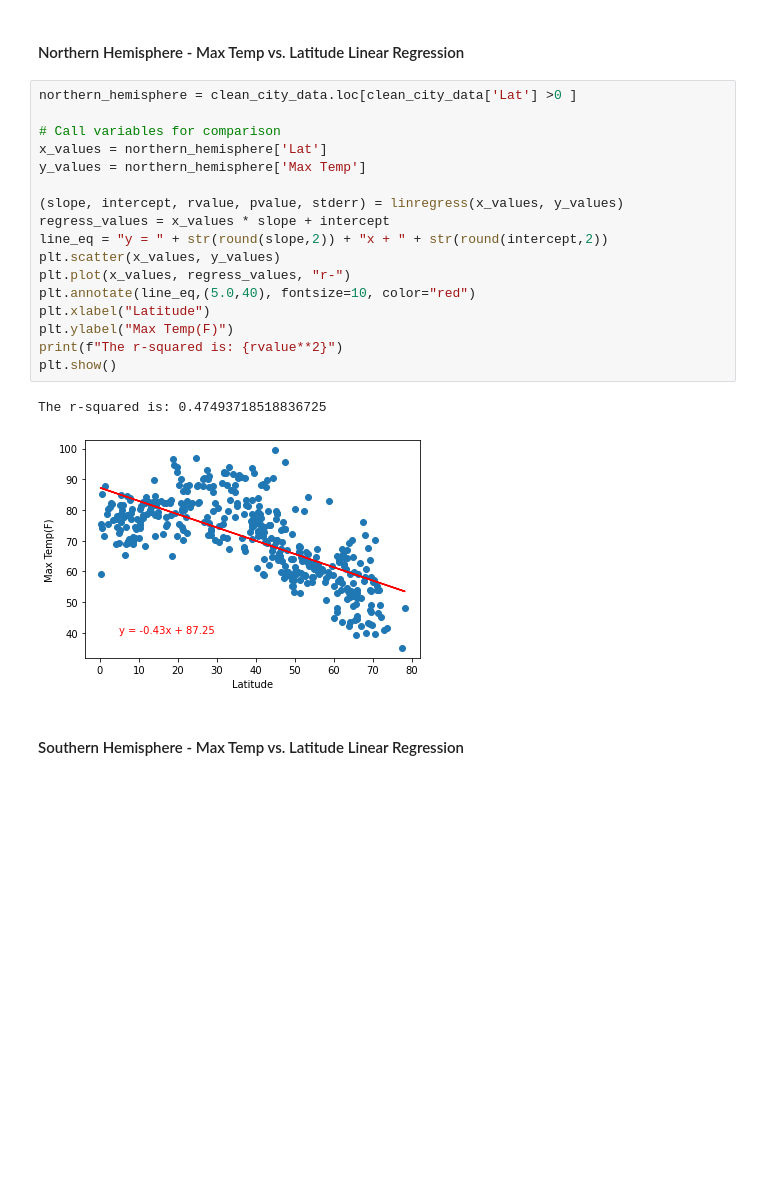
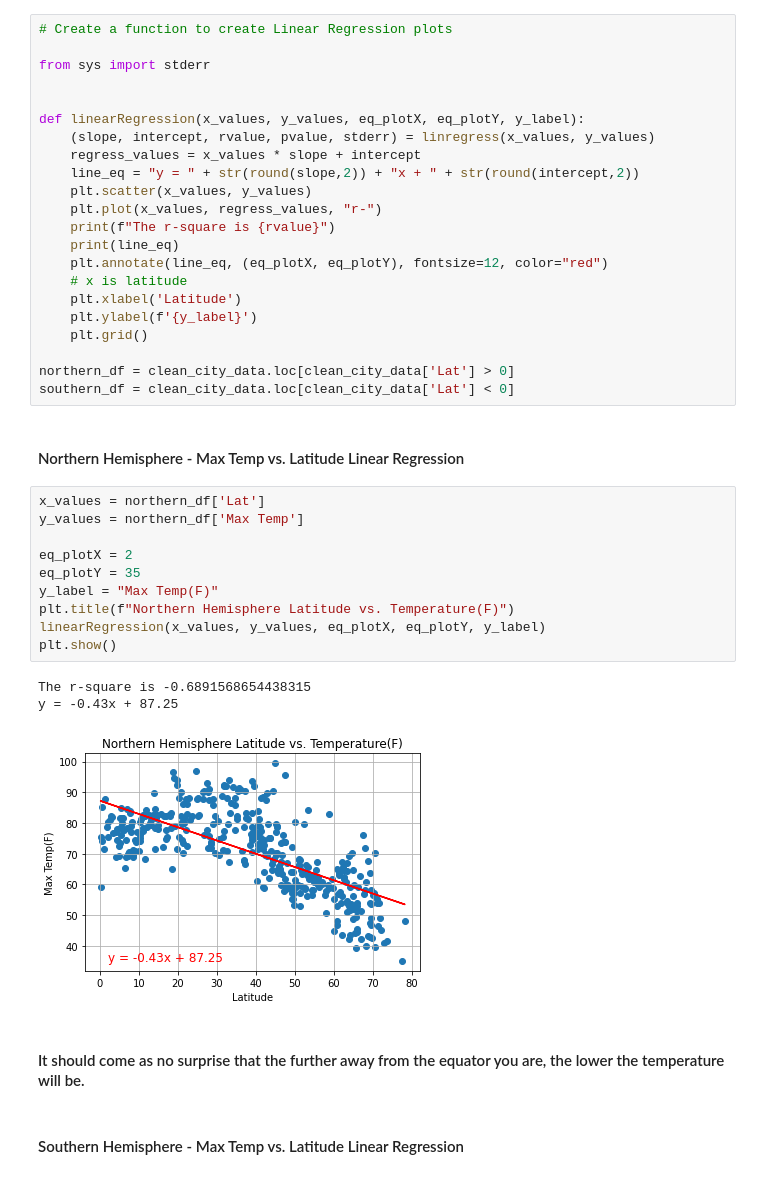
Before and after one commit to tlenzmeier58/python-api-challenge, a Jupyter notebook: WeatherPy.ipynb, the cells around one changed output. Drawn from its saved outputs; the diff is of its cells as text; blank space fills up the shorter version.

Commit message:
Add weather function for linear regression.

```diff
--- a/WeatherPy.ipynb
+++ b/WeatherPy.ipynb
@@ -242,27 +242,45 @@ plt.show()
 ### Wind speed is concentrated between 0 mph and 10 mph. There are some fliers farther away from the equator.
 # %% [markdown]
 ## Linear Regression
+# %%
+# Create a function to create Linear Regression plots
+
+from sys import stderr
+
+
+def linearRegression(x_values, y_values, eq_plotX, eq_plotY, y_label):
+    (slope, intercept, rvalue, pvalue, stderr) = linregress(x_values, y_values)
+    regress_values = x_values * slope + intercept
+    line_eq = "y = " + str(round(slope,2)) + "x + " + str(round(intercept,2))
+    plt.scatter(x_values, y_values)
+    plt.plot(x_values, regress_values, "r-")
+    print(f"The r-square is {rvalue}")
+    print(line_eq)
+    plt.annotate(line_eq, (eq_plotX, eq_plotY), fontsize=12, color="red")
+    # x is latitude
+    plt.xlabel('Latitude')
+    plt.ylabel(f'{y_label}')
+    plt.grid()
+
+northern_df = clean_city_data.loc[clean_city_data['Lat'] > 0]
+southern_df = clean_city_data.loc[clean_city_data['Lat'] < 0]
 # %% [markdown]
 ####  Northern Hemisphere - Max Temp vs. Latitude Linear Regression
-# %%
-northern_hemisphere = clean_city_data.loc[clean_city_data['Lat'] >0 ]
-
-# Call variables for comparison
-x_values = northern_hemisphere['Lat']
-y_values = northern_hemisphere['Max Temp']
-
-(slope, intercept, rvalue, pvalue, stderr) = linregress(x_values, y_values)
-regress_values = x_values * slope + intercept
-line_eq = "y = " + str(round(slope,2)) + "x + " + str(round(intercept,2))
-plt.scatter(x_values, y_values)
-plt.plot(x_values, regress_values, "r-")
-plt.annotate(line_eq,(5.0,40), fontsize=10, color="red")
-plt.xlabel("Latitude")
-plt.ylabel("Max Temp(F)")
-print(f"The r-squared is: {rvalue**2}")
-plt.show()
-# %% [output]
-The r-squared is: 0.47493718518836725
-[figure, removed]
+# %%
+x_values = northern_df['Lat']
+y_values = northern_df['Max Temp']
+
+eq_plotX = 2
+eq_plotY = 35
+y_label = "Max Temp(F)"
+plt.title(f"Northern Hemisphere Latitude vs. Temperature(F)")
+linearRegression(x_values, y_values, eq_plotX, eq_plotY, y_label)
+plt.show()
+# %% [output]
+The r-square is -0.6891568654438315
+y = -0.43x + 87.25
+[figure, added]
+# %% [markdown]
+#### It should come as no surprise that the further away from the equator you are, the lower the temperature will be.
 # %% [markdown]
 ####  Southern Hemisphere - Max Temp vs. Latitude Linear Regression
```
Also changed, not shown: parts of 21 cells of this notebook.
